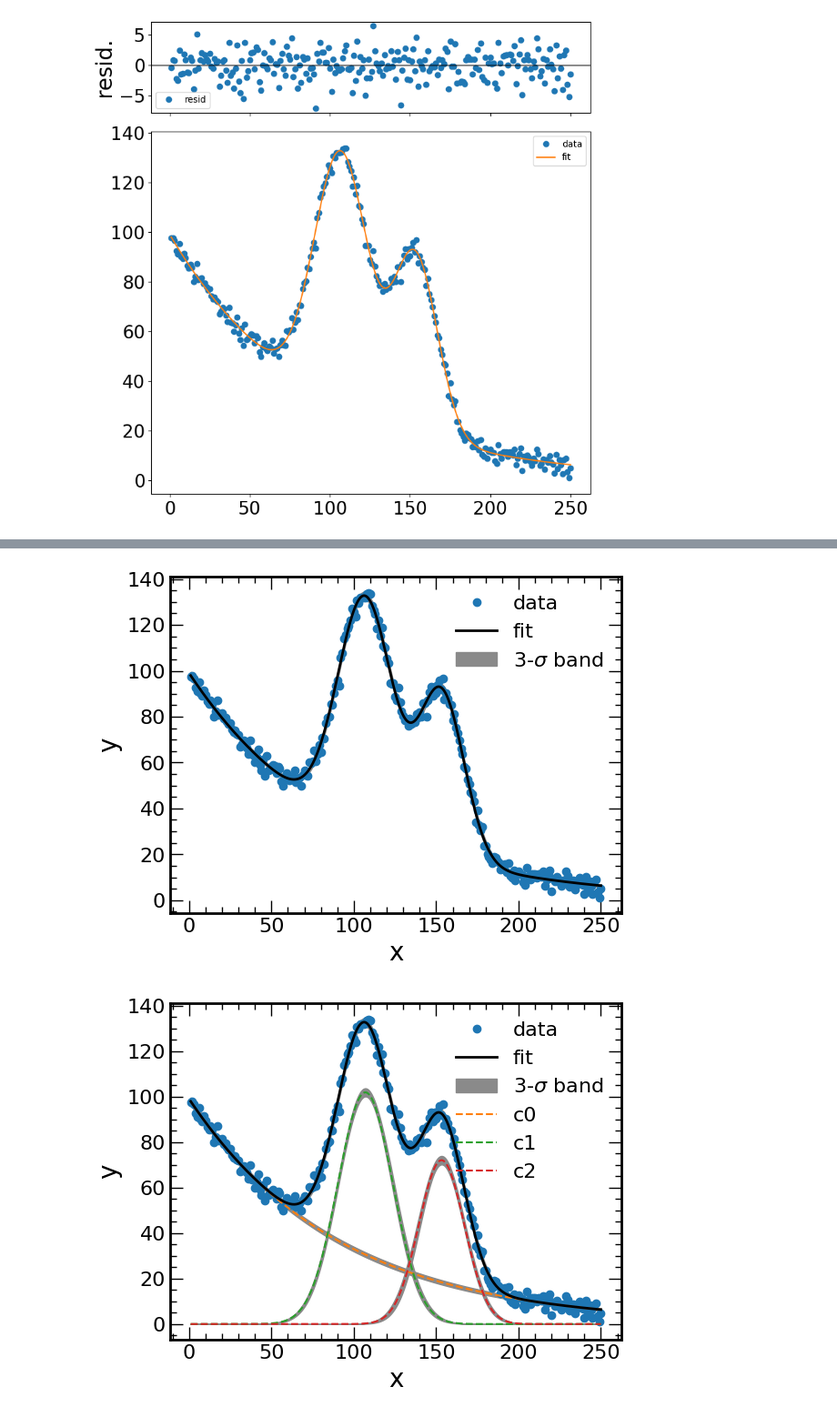
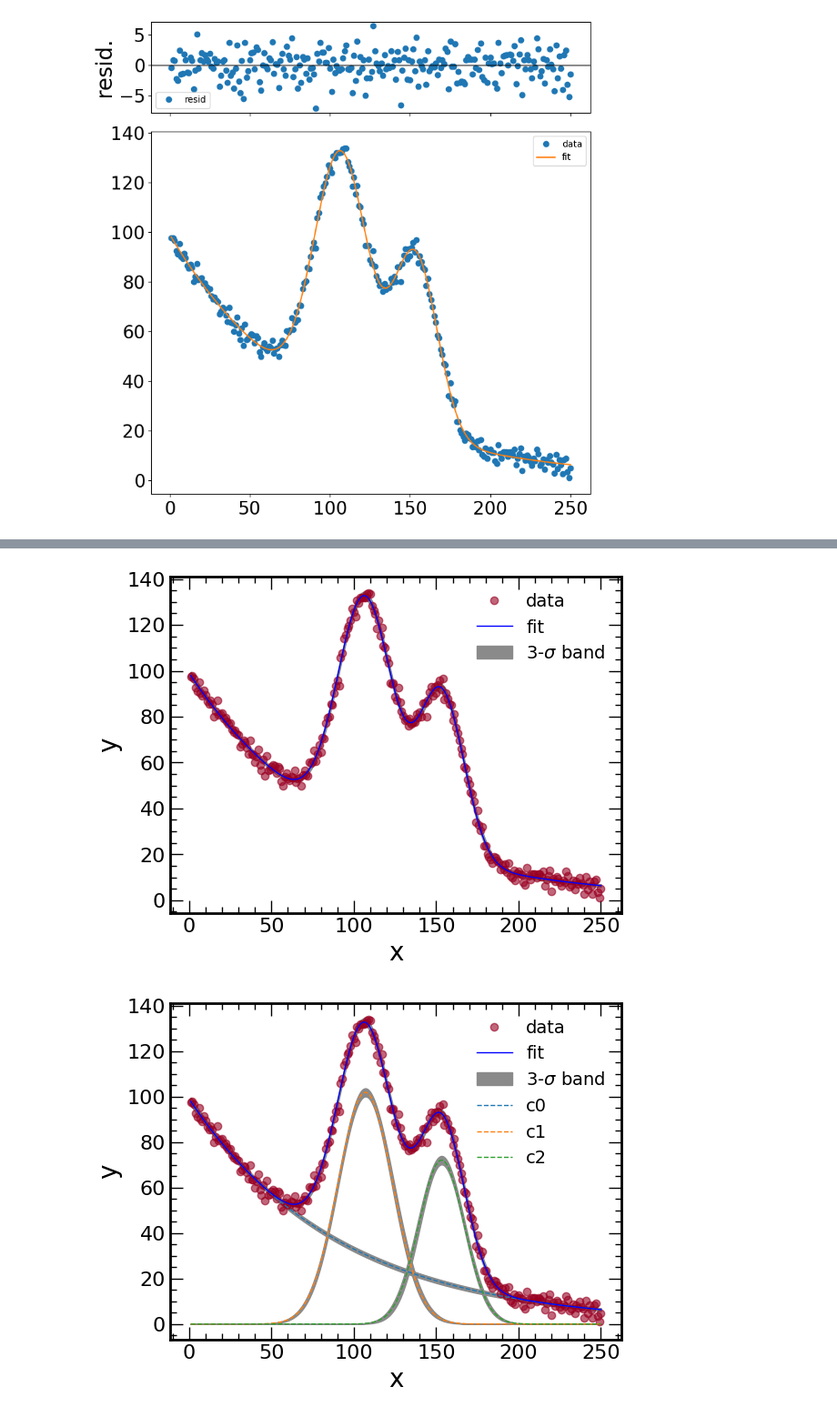
Before and after one commit to jazmaryphy/lmfit_global, a Jupyter notebook: examples/lgfit_model_uncertainty.ipynb, the cells around one changed output, grey strips where cells are left out. Shown at 91% size. Cells and saved outputs as stored; diff of their text form; code cells hidden in the pictures.

Commit message:
update plot

```diff
--- a/examples/lgfit_model_uncertainty.ipynb
+++ b/examples/lgfit_model_uncertainty.ipynb
@@ -139,6 +139,7 @@ for i in range(fd.ny):
         fd.x_data,
         fd.y_data[:, i],
         'o',
+        color='#99002299',
         zorder=1,
         label=_data_label(i, fd.is_multidataset),
     )
@@ -149,7 +150,7 @@ for i in range(fd.ny):
         fd.y_fit[:, i],
         '-',
         lw=2,
-        color='k',
+        color='b',
         zorder=2,
         label=_fit_label(i, fd.is_multidataset, same_fit_color=True)
         # label="fit" if i == fd.ny-1 else None, # ONE legend entry only
@@ -167,7 +168,7 @@ for i in range(fd.ny):
             comp = comps
         for name in comps_names:
             d_dict = comp[name]
-            ax.plot(fd.x_data,  d_dict['data'],  '--', zorder=3, label=name)
+            ax.plot(fd.x_data,  d_dict['data'],  '--', zorder=3, lw=1.5, label=name)
             # ax.plot(fd.x_model, d_dict['model'], '--', label=name)
 
 # Styling
@@ -210,6 +211,7 @@ for i in range(fd.ny):
         fd.x_data,
         fd.y_data[:, i],
         'o',
+        color='#99002299',
         zorder=2,
         label=_data_label(i, fd.is_multidataset),
     )
@@ -219,8 +221,8 @@ for i in range(fd.ny):
         fd.x_model,
         fd.y_fit[:, i],
         '-',
-        lw=2,
-        color='k',
+        lw=1,
+        color='b',
         zorder=3,
         label=_fit_label(i, fd.is_multidataset, same_fit_color=True),
     )
@@ -250,7 +252,7 @@ for spine in ax.spines.values():
 # ax.legend()
 ax.legend(
     prop={
-        "size": fontsize,
+        "size": fontsize-2,
         "family": "sans-serif",
         "weight": "normal",
     },
@@ -258,7 +260,7 @@ ax.legend(
 )
 plt.show()
 # %% [output]
-[figure, old version]
+[figure, new version]
 # %%
 PLOT_COMPONENTS = True
 PLOT_TOTAL_UNCERTAINTY = True
@@ -285,6 +287,7 @@ for i in range(fd.ny):
         fd.x_data,
         fd.y_data[:, i],
         "o",
+        color='#99002299',
         zorder=3,
         label=_data_label(i, fd.is_multidataset),
     )
@@ -293,8 +296,8 @@ for i in range(fd.ny):
         fd.x_model,
         fd.y_fit[:, i],
         "-",
-        lw=2,
-        color="k",
+        lw=1,
+        color="b",
         zorder=4,
         label=_fit_label(i, fd.is_multidataset, same_fit_color=True),
     )
@@ -323,7 +326,7 @@ for i in range(fd.ny):
                 fd.x_model,
                 comp["model"],
                 "--",
-                lw=1.5,
+                lw=1,
                 zorder=3,
                 label=name if i == 0 else None,
             )
@@ -338,32 +341,32 @@ for i in range(fd.ny):
                     comp["model"] - dy,
                     comp["model"] + dy,
                     color=color_fill,
                     alpha=alpha_fill,
                     zorder=1,
                 )
 
 # Styling
 fontsize=16
 ax.minorticks_on()
 ax.set_xlabel('x', fontsize=fontsize+4)
 ax.set_ylabel('y', fontsize=fontsize+4)
 ax.tick_params(axis='x', labelsize=fontsize, labelcolor='k')  # Increase x-axis tick font size
 ax.tick_params(axis='y', labelsize=fontsize, labelcolor='k')  # Increase y-axis tick font size
 ax.tick_params(direction="in", which="both", top=True, right=True, labelsize=fontsize, labelcolor="k")
 ax.tick_params(axis="both", which="major", length=10, width=1.0)
 ax.tick_params(axis="both", which="minor", length=5,  width=1.0)
 for spine in ax.spines.values():
     spine.set_linewidth(2)
 
 # ax.legend()
 ax.legend(
     prop={
-        "size": fontsize,
+        "size": fontsize-2,
         "family": "sans-serif",
         "weight": "normal",
     },
     frameon=False,
 )
 plt.show()
 # %% [output]
-[figure, old version]
+[figure, new version]
```
Also changed, not shown: parts of 2 cells of this notebook.
